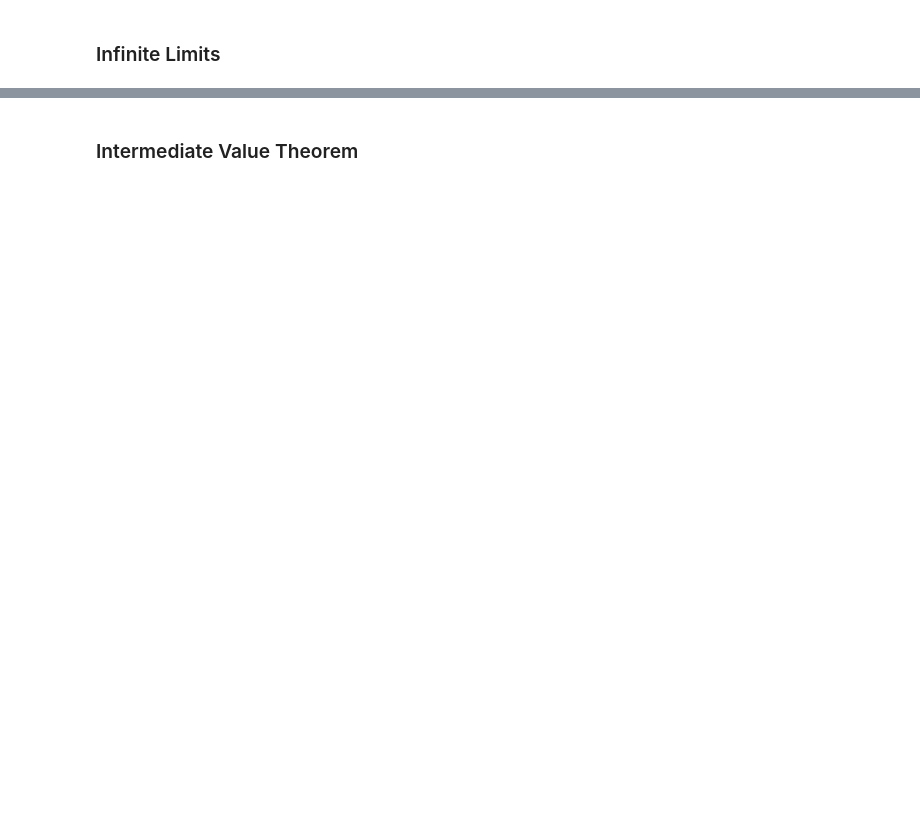
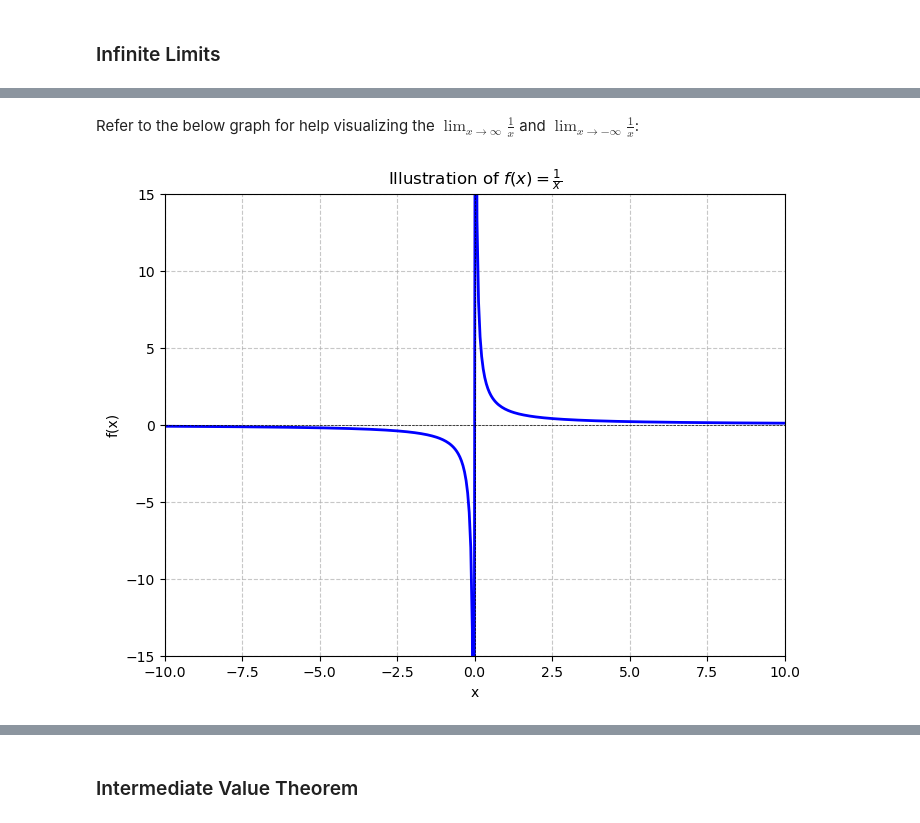
Before and after one commit to gabecano4308/calculus-visualized, a Jupyter notebook: 1) limits/1) limits.ipynb, the cells around one changed output, grey strips where cells are left out. Drawn from its saved outputs; the diff is of its cells as text; code cells hidden in the pictures; blank space fills up the shorter version.

```diff
--- a/1) limits/1) limits.ipynb
+++ b/1) limits/1) limits.ipynb
@@ -239,0 +253,6 @@ plt.show()
+# %%
+# verifying three function solutions are equal, with sympy
+x = smp.symbols('x')
+print(smp.limit(x**2 +1, x, 0))
+print(smp.limit(-x**2 +1, x, 0))
+print(smp.limit(smp.sin(x)/x, x, 0))
@@ -241,0 +267,9 @@ plt.show()
+# %%
+# as x approaches infinity, f(x) approaches 0 from the positive side
+for x in [10, 100, 1_000, 10_000]:
+    print(1/x)
+print('--'*50)
+
+# as x approaches negative infinity, f(x) approaches 0 from the negative side
+for x in [-10, -100, -1_000, -10_000]:
+    print(1/x)
@@ -241,0 +286,31 @@ plt.show()
+# %% [markdown]
+Refer to the below graph for help visualizing the $\lim_{{x \to \infty}} \frac{1}{x}$ and $\lim_{{x \to -\infty}} \frac{1}{x}$:
+# %%
+# Define the function f(x) = 1/x
+def f(x):
+    return 1 / x
+
+# Generate x values from 1 to 10 (or any other appropriate range)
+x = np.linspace(-10, 10, 400)
+
+# Generate y values using the function f(x)
+y = f(x)
+
+# Plot the function
+plt.figure(figsize=(8, 6))
+plt.plot(x, y, color='blue', linewidth=2)
+
+# Add labels and title
+plt.xlabel('x')
+plt.ylabel('f(x)')
+plt.title(r'Illustration of $f(x) = \frac{1}{x}$')
+plt.axhline(0, color='black', linewidth=0.5, linestyle='--')  # x-axis
+plt.axvline(0, color='black', linewidth=0.5, linestyle='--')  # y-axis
+plt.grid(True, linestyle='--', alpha=0.7)
+# plt.ylim(-0.1, 1.1)  # Set y-axis limits for better visualization
+plt.xlim(-10, 10)
+plt.ylim(-15, 15)  # Set y-axis limits for better visualization
+
+plt.show()
+# %% [output]
+[figure, added]
```
Also changed, not shown: parts of 11 cells of this notebook, 1 other file.
